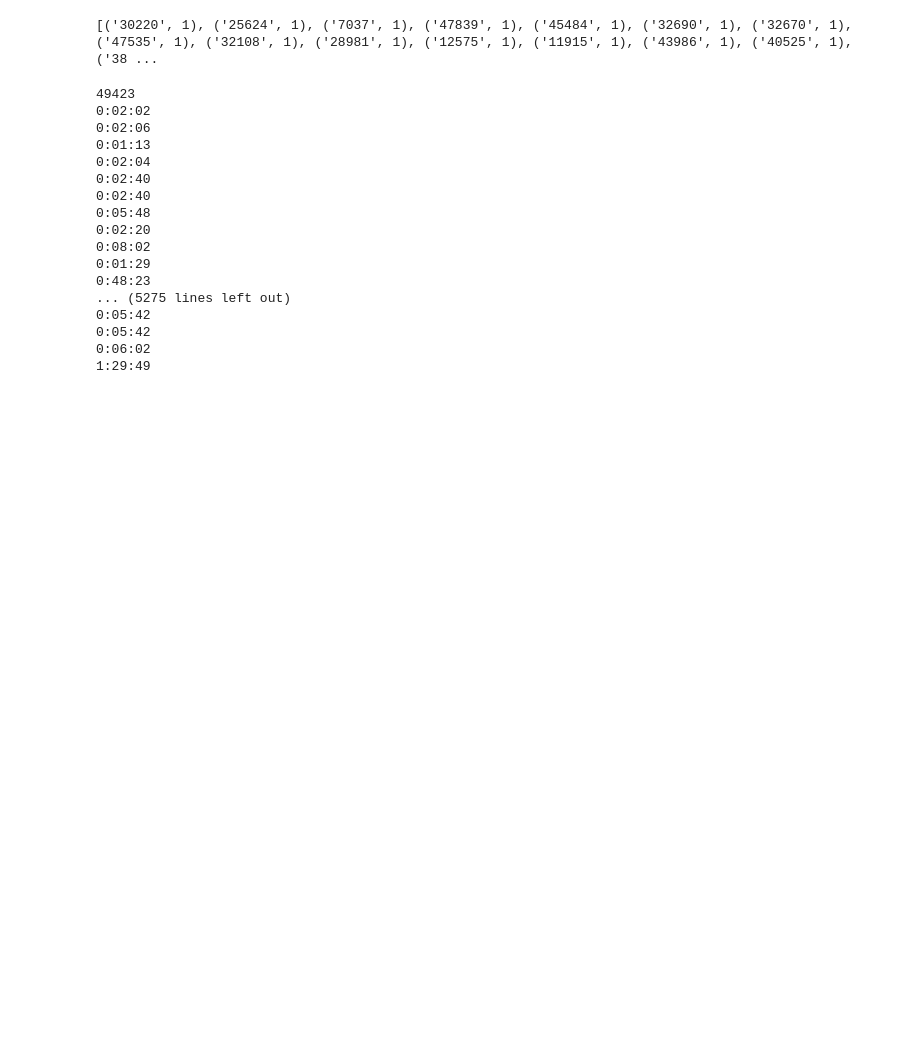
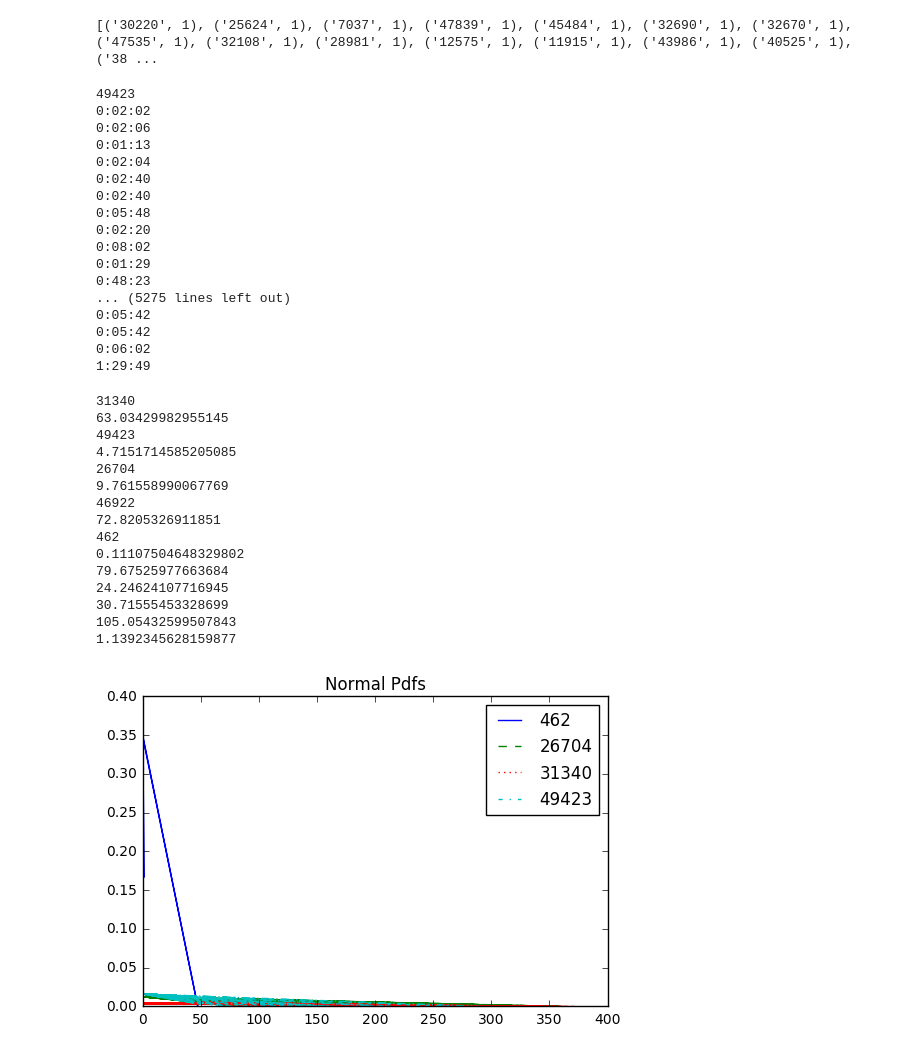
Before and after one commit to Derek-tjhwang/Titan, a Jupyter notebook: Study/Coding Test/FNS_Test02.ipynb, the cells around one changed output. Drawn from its saved outputs; the diff is of its cells as text; code cells hidden in the pictures; blank space fills up the shorter version.

```diff
--- a/Study/Coding Test/FNS_Test02.ipynb
+++ b/Study/Coding Test/FNS_Test02.ipynb
@@ -72,3 +72,80 @@ f.close()
 0:05:42
 0:06:02
 1:29:49
+# %%
+import csv
+import datetime
+import time
+import math
+from matplotlib import pyplot as plt
+
+
+def normal_pdf(x, mu, sigma):
+    sqrt_two_pi = math.sqrt(2*math.pi)
+    return (math.exp(-(x-mu) ** 2 / 2 / sigma ** 2) / (sqrt_two_pi * sigma))
+
+
+f = open('data_1.csv', 'r', encoding='utf-8')
+lines = csv.reader(f)
+partnerst1 = {'462':[],'26704':[],'31340':[],'49423':[],'46922':[]}
+partnerst2 = {'462':[],'26704':[],'31340':[],'49423':[],'46922':[]}
+partnerstre = {'462':[],'26704':[],'31340':[],'49423':[],'46922':[]}
+partnerstmu = {'462':0,'26704':0,'31340':0,'49423':0,'46922':0}
+partnerstsig = {'462':0,'26704':0,'31340':0,'49423':0,'46922':0}
+
+for line in lines:
+    if line[2] in partnerst1.keys():
+        partnerst1[line[2]].append(datetime.datetime.strptime(line[0],"%Y-%m-%dT%H:%M:%S"))
+        partnerst2[line[2]].append(datetime.datetime.strptime(line[1],"%Y-%m-%dT%H:%M:%S"))
+
+
+for k in partnerstre.keys():
+    print(k)
+    #print(len(partnerst1[k]))
+    for i in range(0, len(partnerst1[k])):
+        result = partnerst1[k][i] - partnerst2[k][i]
+        partnerstre[k].append(result.total_seconds() / 3600)
+        #print(partnerstre[k][i])
+        # 시간 SUM에 더하기
+        partnerstmu[k] = partnerstmu[k] + float(result.total_seconds() / 3600)
+
+    # 시간 합에 총 아이템의 갯수로 나누기
+    partnerstmu[k] = partnerstmu[k] / len(partnerst1[k])
+    print(partnerstmu[k])
+
+# mu 값을 토대로 표준 편차를 구함
+for k in partnerstsig.keys():
+    for i in range(0, len(partnerstre[k])):
+        partnerstsig[k] = partnerstsig[k] + (partnerstre[k][i] - partnerstmu[k]) ** 2
+    partnerstsig[k] = math.sqrt(partnerstsig[k] / len(partnerstre[k]))
+    print(partnerstsig[k])
+
+
+# 표준 편차를 토대로 정규 분포를 그린다.
+plt.plot(partnerstre['462'], [normal_pdf(x, partnerstmu['462'], partnerstsig['462']) for x in partnerstre['462']], '-', label='462')
+plt.plot(partnerstre['26704'], [normal_pdf(x, partnerstmu['26704'], partnerstsig['26704']) for x in partnerstre['26704']], '--', label='26704')
+plt.plot(partnerstre['31340'], [normal_pdf(x, partnerstmu['31340'], partnerstsig['31340']) for x in partnerstre['31340']], ':', label='31340')
+plt.plot(partnerstre['49423'], [normal_pdf(x, partnerstmu['49423'], partnerstsig['49423']) for x in partnerstre['49423']], '-.', label='49423')
+#plt.plot(partnerstre['46922'], [normal_pdf(x, partnerstmu['46922'], partnerstsig['46922']) for x in partnerstre['46922']], '-', label='46922')
+plt.legend()
+plt.title("Normal Pdfs")
+plt.show()
+
+f.close()
+# %% [output]
+31340
+63.03429982955145
+49423
+4.7151714585205085
+26704
+9.761558990067769
+46922
+72.8205326911851
+462
+0.11107504648329802
+79.67525977663684
+24.24624107716945
+30.71555453328699
+105.05432599507843
+1.1392345628159877
+[figure, added]
```
